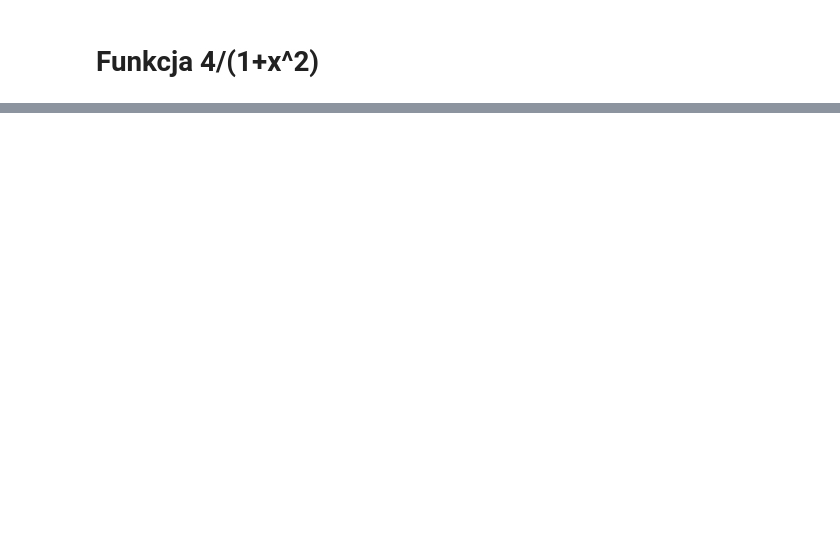
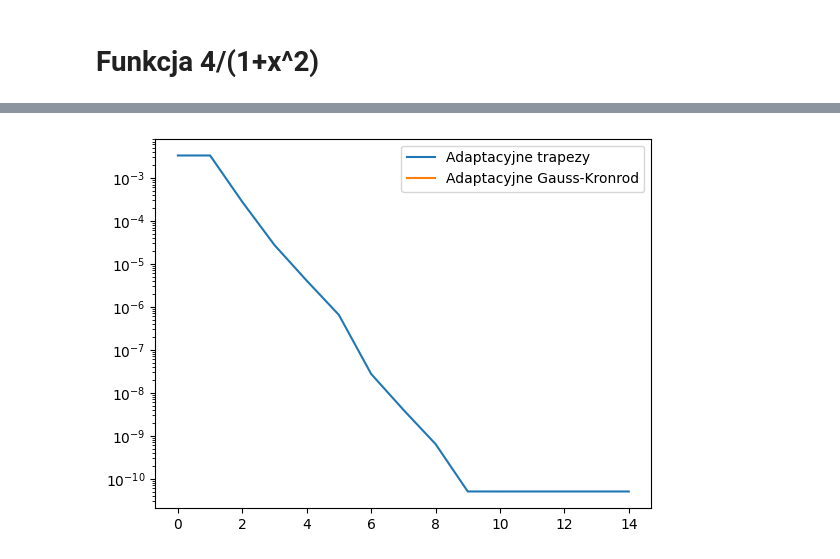
Before and after one commit to kpiotr6/MOWNIT, a Jupyter notebook: L7/laboratorium7.ipynb, the cells around one changed output, grey strips where cells are left out. Cells and saved outputs as stored; diff of their text form; code cells hidden in the pictures; blank space fills up the shorter version.

```diff
--- a/L7/laboratorium7.ipynb
+++ b/L7/laboratorium7.ipynb
@@ -47,0 +100,20 @@ def f2(x):
+# %%
+def integrate_s(f,rval):
+    n = 15
+    y_AT = np.empty(n)
+    y_AG = np.empty(n)
+    err_AT = np.empty(n)
+    err_AG = np.empty(n)
+    for m in range(n):
+        x_space = np.linspace(0, 1, 2**m + 1)
+        tol = 10**-m
+        y_AT[m],_ = integrate.quad_vec(f,0,1,epsrel=tol,quadrature='trapezoid')
+        y_AG[m],_ = integrate.quad_vec(f,0,1,epsrel=tol,quadrature='gk21')
+        err_AG[m] = abs(y_AG[m] - rval)/abs(rval)
+        err_AT[m] = abs(y_AT[m] - rval)/abs(rval)
+
+    x_15 = [i for i in range(15)]
+    plt.plot(x_15, err_AT, label="Adaptacyjne trapezy")
+    plt.plot(x_15, err_AG, label="Adaptacyjne Gauss-Kronrod")
+    plt.semilogy()
+    plt.legend()
@@ -47,0 +130,4 @@ def f2(x):
+# %%
+integrate_s(f1,PI)
+# %% [output]
+[figure, added]
```
Also changed, not shown: parts of 13 cells of this notebook, 1 other file.
